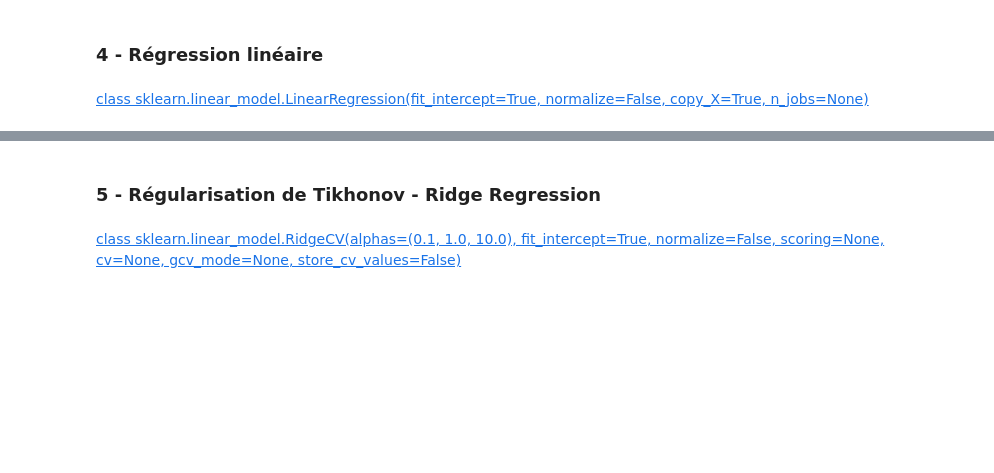
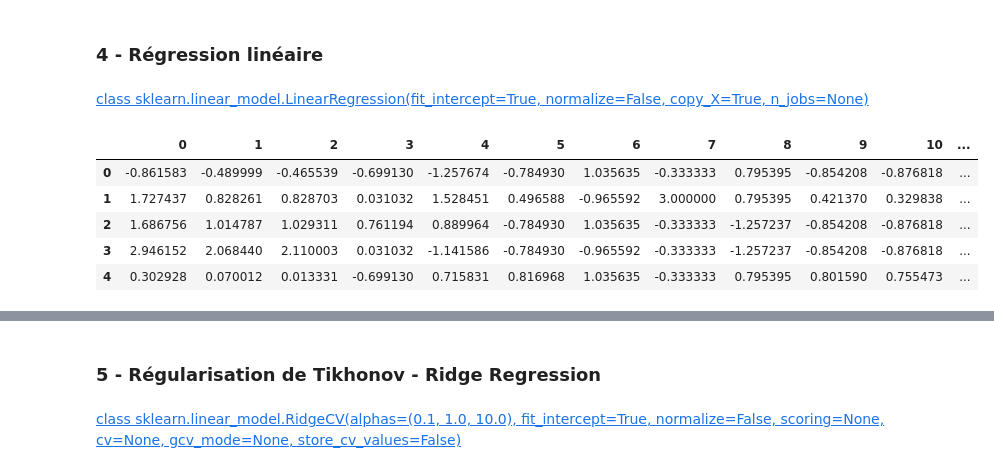
Before and after one commit to rennyatwork/CegepSteFoy_IA, a Jupyter notebook: 05_MachineLearning/2022_12_06/420-A52-SF-gr-10084-main/nbs/12-regularisation/12-A1-regularisation.ipynb, the cells around one changed output, grey strips where cells are left out. Cells and saved outputs as stored; diff of their text form; code cells hidden in the pictures; blank space fills up the shorter version.

```diff
--- a/05_MachineLearning/2022_12_06/420-A52-SF-gr-10084-main/nbs/12-regularisation/12-A1-regularisation.ipynb
+++ b/05_MachineLearning/2022_12_06/420-A52-SF-gr-10084-main/nbs/12-regularisation/12-A1-regularisation.ipynb
@@ -77,7 +96,21 @@ dfX_numerique = pd.get_dummies(data = dfX, columns = lstCols, drop_first=True, p
 # %%
 ### ajout var polynomiales pour forcer overfitting
-X_poly = np.c_[dfX_numerique.values, dfX_numerique.values[:, 6]**2
-, dfX_numerique.values[:, 6]**3
-, dfX_numerique.values[:, 6]**4
-, dfX_numerique.values[:, 6]**5
-, dfX_numerique.values[:, 6]**6 ]
+#X_poly = np.c_[dfX_numerique.values, dfX_numerique.values[:, 6]**2
+#, dfX_numerique.values[:, 6]**3
+#, dfX_numerique.values[:, 6]**4
+#, dfX_numerique.values[:, 6]**5
+#, dfX_numerique.values[:, 6]**6 ]
+
+colIndex =5
+X_poly = np.c_[dfX_numerique.values, dfX_numerique.values[:, colIndex]**2
+, dfX_numerique.values[:, colIndex]**3
+, dfX_numerique.values[:, colIndex]**4
+, dfX_numerique.values[:, colIndex]**5
+, dfX_numerique.values[:, colIndex]**6 ]
+
+#colName = 'Limit'
+#X_poly = np.c_[dfX_numerique.values, dfX_numerique.values[:, dfX_numerique[colName]]**2
+#, dfX_numerique.values[:, dfX_numerique[colName]]**3
+#, dfX_numerique.values[:, dfX_numerique[colName]]**4
+#, dfX_numerique.values[:, dfX_numerique[colName]]**5
+#, dfX_numerique.values[:, dfX_numerique[colName]]**6 ]
@@ -151,2 +203,11 @@ def eval_linear_regression(pDfX, pDfY, pDescription="", nbDecimal=3, pModel = Li
+# %%
+pd.DataFrame(X_scale).head()
+# %% [output]
+|  | 0 | 1 | 2 | 3 | 4 | 5 | 6 | 7 | 8 | 9 | 10 | ... |
+| 0 | -0.861583 | -0.489999 | -0.465539 | -0.699130 | -1.257674 | -0.784930 | 1.035635 | -0.333333 | 0.795395 | -0.854208 | -0.876818 | ... |
+| 1 | 1.727437 | 0.828261 | 0.828703 | 0.031032 | 1.528451 | 0.496588 | -0.965592 | 3.000000 | 0.795395 | 0.421370 | 0.329838 | ... |
+| 2 | 1.686756 | 1.014787 | 1.029311 | 0.761194 | 0.889964 | -0.784930 | 1.035635 | -0.333333 | -1.257237 | -0.854208 | -0.876818 | ... |
+| 3 | 2.946152 | 2.068440 | 2.110003 | 0.031032 | -1.141586 | -0.784930 | -0.965592 | -0.333333 | -1.257237 | -0.854208 | -0.876818 | ... |
+| 4 | 0.302928 | 0.070012 | 0.013331 | -0.699130 | 0.715831 | 0.816968 | 1.035635 | -0.333333 | 0.795395 | 0.801590 | 0.755473 | ... |
 # %%
 #eval_linear_regression(dfX_numerique, dfY, pTestSize=0.5)
```
Also changed, not shown: parts of 22 cells of this notebook, 1 other file.
